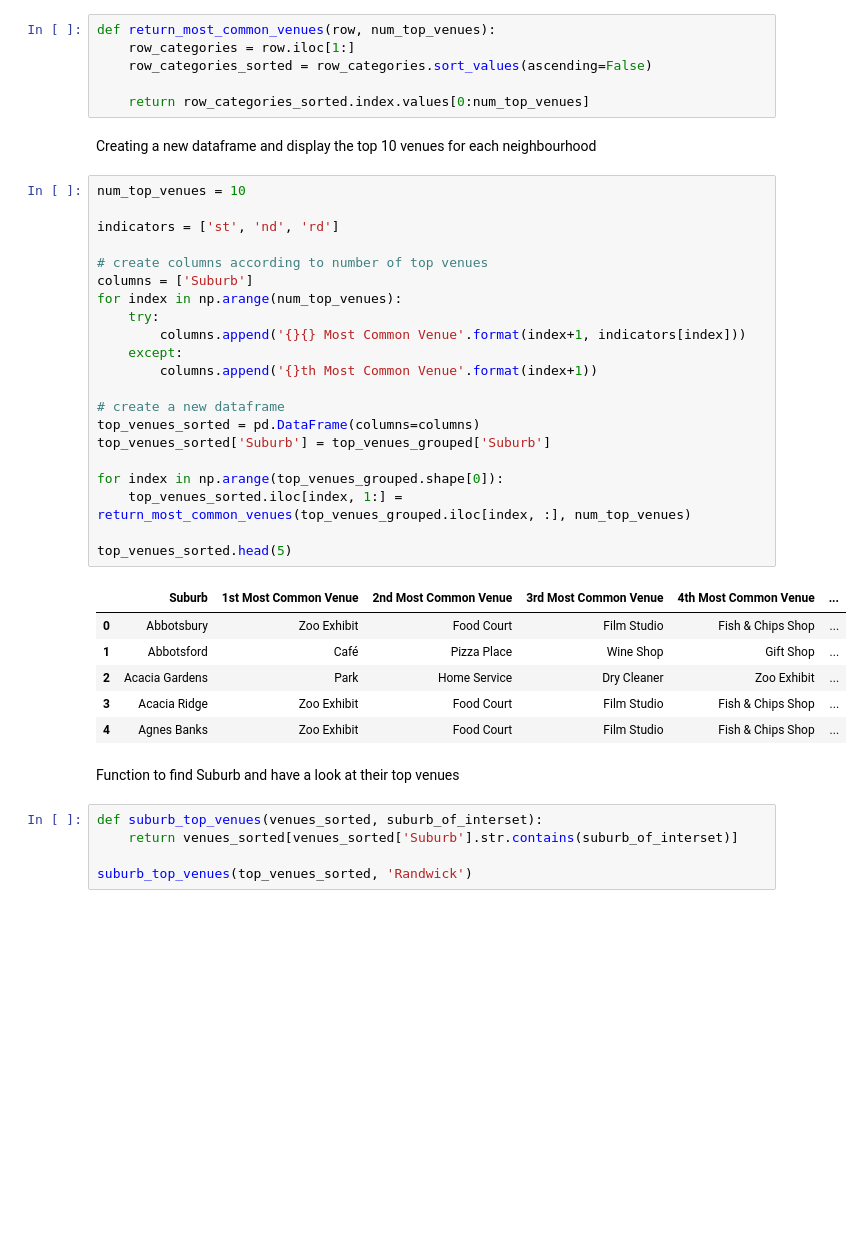
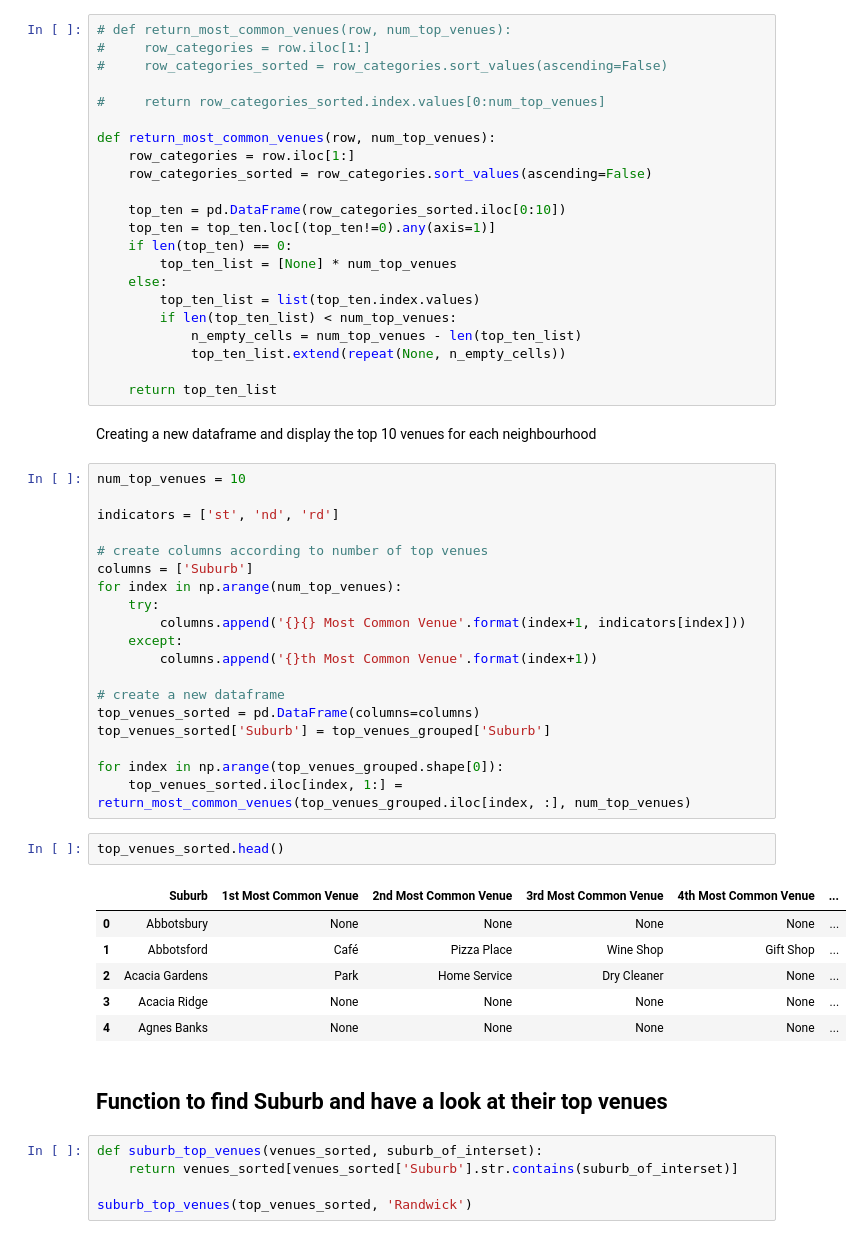
Before and after one commit to jasontran600/IBM_data_science_captstone_project, a Jupyter notebook: Melbourne_Sydney_Tasmania_migration_project/data_scraping_suburbs.ipynb, the cells around one changed output. Drawn from its saved outputs; the diff is of its cells as text; blank space fills up the shorter version.

Commit message:
update top venues table function by removing false positives

```diff
--- a/Melbourne_Sydney_Tasmania_migration_project/data_scraping_suburbs.ipynb
+++ b/Melbourne_Sydney_Tasmania_migration_project/data_scraping_suburbs.ipynb
@@ -1233,12 +1213,28 @@ array([['Randwick', 0.0, 0.0, 0.0, 0.0, 0.0, 0.0, 0.0, 0.0, 0.0, 0.0,
 Some suburbs were not returned because those suburbs didn't have 10 venues within 500m listed on Foursquare.
 # %% [markdown]
 Function that sorts most frequent venues in descending order
-# %%
-def return_most_common_venues(row, num_top_venues):
-    row_categories = row.iloc[1:]
-    row_categories_sorted = row_categories.sort_values(ascending=False)
-
-    return row_categories_sorted.index.values[0:num_top_venues]
+# %%
+# def return_most_common_venues(row, num_top_venues):
+#     row_categories = row.iloc[1:]
+#     row_categories_sorted = row_categories.sort_values(ascending=False)
+
+#     return row_categories_sorted.index.values[0:num_top_venues]
+
+def return_most_common_venues(row, num_top_venues):
+    row_categories = row.iloc[1:]
+    row_categories_sorted = row_categories.sort_values(ascending=False)
+
+    top_ten = pd.DataFrame(row_categories_sorted.iloc[0:10])
+    top_ten = top_ten.loc[(top_ten!=0).any(axis=1)]
+    if len(top_ten) == 0:
+        top_ten_list = [None] * num_top_venues
+    else:
+        top_ten_list = list(top_ten.index.values)
+        if len(top_ten_list) < num_top_venues:
+            n_empty_cells = num_top_venues - len(top_ten_list)
+            top_ten_list.extend(repeat(None, n_empty_cells))
+
+    return top_ten_list
 # %% [markdown]
 Creating a new dataframe and display the top 10 venues for each neighbourhood
 # %%
@@ -1260,17 +1256,17 @@ top_venues_sorted['Suburb'] = top_venues_grouped['Suburb']
 
 for index in np.arange(top_venues_grouped.shape[0]):
     top_venues_sorted.iloc[index, 1:] = return_most_common_venues(top_venues_grouped.iloc[index, :], num_top_venues)
-
-top_venues_sorted.head(5)
-# %% [output]
-|  | Suburb | 1st Most Common Venue | 2nd Most Common Venue | 3rd Most Common Venue | 4th Most Common Venue | ... |
-| 0 | Abbotsbury | Zoo Exhibit | Food Court | Film Studio | Fish & Chips Shop | ... |
-| 1 | Abbotsford | Café | Pizza Place | Wine Shop | Gift Shop | ... |
-| 2 | Acacia Gardens | Park | Home Service | Dry Cleaner | Zoo Exhibit | ... |
-| 3 | Acacia Ridge | Zoo Exhibit | Food Court | Film Studio | Fish & Chips Shop | ... |
-| 4 | Agnes Banks | Zoo Exhibit | Food Court | Film Studio | Fish & Chips Shop | ... |
+# %%
+top_venues_sorted.head()
+# %% [output]
+|  | Suburb | 1st Most Common Venue | 2nd Most Common Venue | 3rd Most Common Venue | 4th Most Common Venue | ... |
+| 0 | Abbotsbury | None | None | None | None | ... |
+| 1 | Abbotsford | Café | Pizza Place | Wine Shop | Gift Shop | ... |
+| 2 | Acacia Gardens | Park | Home Service | Dry Cleaner | None | ... |
+| 3 | Acacia Ridge | None | None | None | None | ... |
+| 4 | Agnes Banks | None | None | None | None | ... |
 # %% [markdown]
-Function to find Suburb and have a look at their top venues
+## Function to find Suburb and have a look at their top venues
 # %%
 def suburb_top_venues(venues_sorted, suburb_of_interset):
     return venues_sorted[venues_sorted['Suburb'].str.contains(suburb_of_interset)]
```
Also changed, not shown: parts of 1 cell of this notebook.
